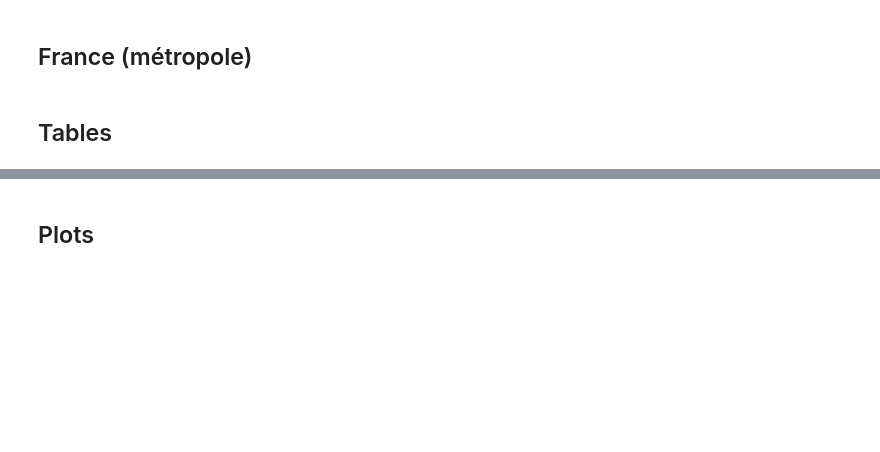
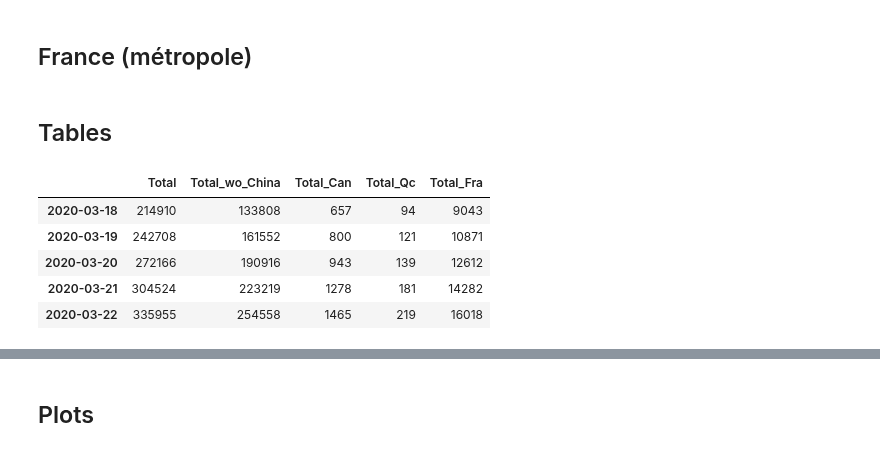
Before and after one commit to louisleroy5/COVID-19, a Jupyter notebook: Stat covid.ipynb, the cells around one changed output, grey strips where cells are left out. Cells and saved outputs as stored; diff of their text form; code cells hidden in the pictures; blank space fills up the shorter version.

Commit message:
Refactors graphs and adds "total cases" table

```diff
--- a/Stat covid.ipynb
+++ b/Stat covid.ipynb
@@ -87,6 +87,15 @@ confirmed["ratio_Fra"] = ratio_day(confirmed["Total_Fra"])
 confirmed["ratio_diff_Fra"] = substract(confirmed["ratio_Fra"])
 # %% [markdown]
 ## Tables
+# %%
+confirmed[["Total", "Total_wo_China", "Total_Can", "Total_Qc", "Total_Fra"]].tail()
+# %% [output]
+|  | Total | Total_wo_China | Total_Can | Total_Qc | Total_Fra |
+| 2020-03-18 | 214910 | 133808 | 657 | 94 | 9043 |
+| 2020-03-19 | 242708 | 161552 | 800 | 121 | 10871 |
+| 2020-03-20 | 272166 | 190916 | 943 | 139 | 12612 |
+| 2020-03-21 | 304524 | 223219 | 1278 | 181 | 14282 |
+| 2020-03-22 | 335955 | 254558 | 1465 | 219 | 16018 |
 # %%
 confirmed[["ratio_tot", "ratio_wo_China", "ratio_Can", "ratio_Qc", "ratio_Fra"]].tail()
 # %% [output]
```
Also changed, not shown: parts of 7 cells of this notebook.
